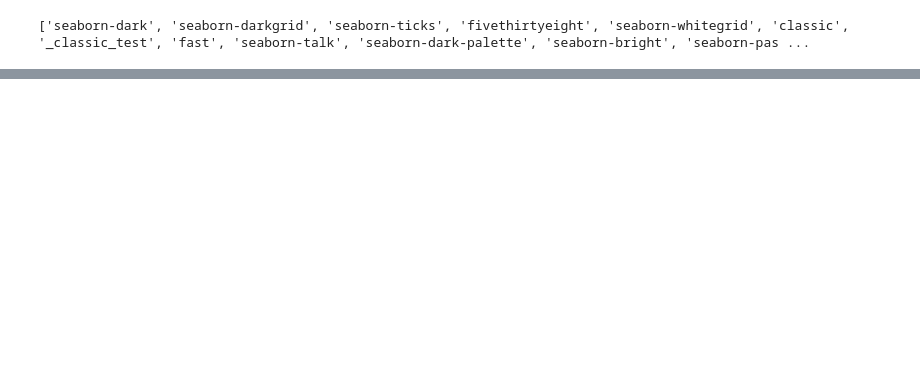
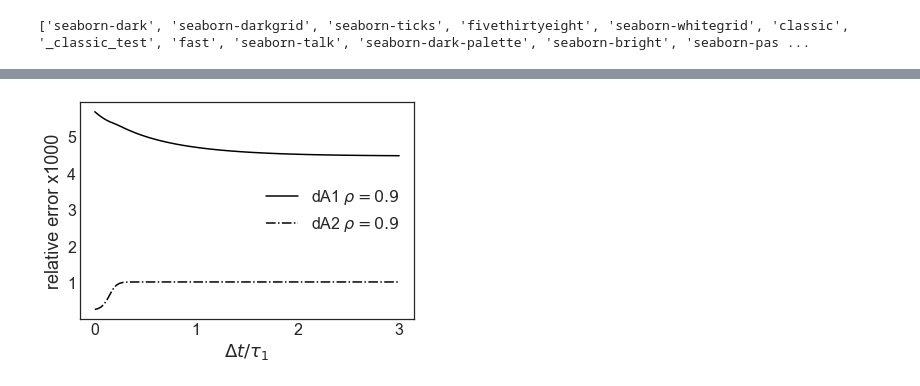
Before and after one commit to hstrey/Ornstein-Uhlenbeck-Correlations, a Jupyter notebook: Correlated OU parameter estimation.ipynb, the cells around one changed output, grey strips where cells are left out. Saved outputs shown, nothing was run; the diff lists cells and outputs as text; code cells hidden in the pictures; blank space fills up the shorter version.

```diff
--- a/Correlated OU parameter estimation.ipynb
+++ b/Correlated OU parameter estimation.ipynb
@@ -234,0 +441,11 @@ print(np.sqrt(var2[2,2]))
+# %%
+plt.plot(delta_t_list,np.sqrt(dA1_09)*1000,"k",label=r"dA1 $\rho=0.9$")
+plt.plot(delta_t_list,np.sqrt(dA2_09)*1000,"k-.",label=r"dA2 $\rho=0.9$")
+#plt.plot(delta_t_list,dD,label="dD")
+#plt.plot(delta_t_list,dA1A2/A1/A2,label="dA1A2")
+plt.legend()
+plt.xlabel(r"$\Delta t/\tau_1$")
+plt.ylabel("relative error x1000")
+plt.savefig("dA09.png",format='png',dpi=300,bbox_inches='tight',facecolor="white",backgroundcolor="white")
+# %% [output]
+[figure, added]
```
Also changed, not shown: parts of 23 cells of this notebook, 20 other files.
